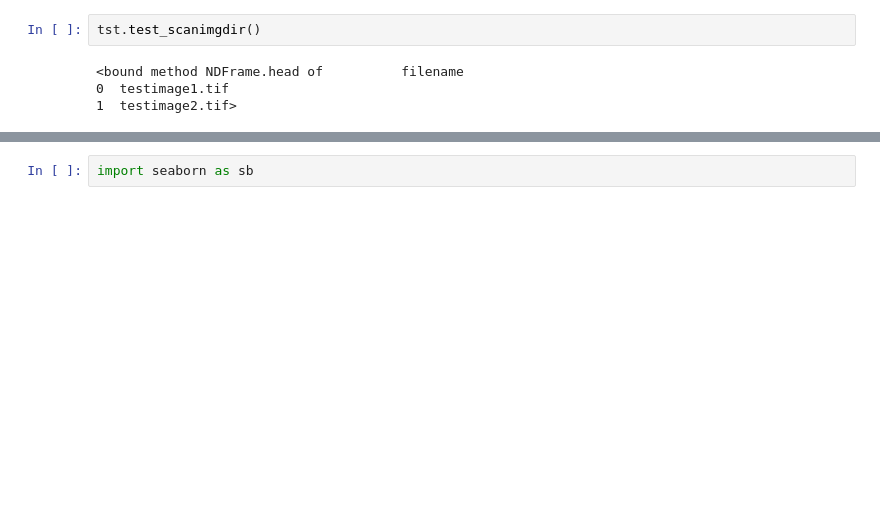
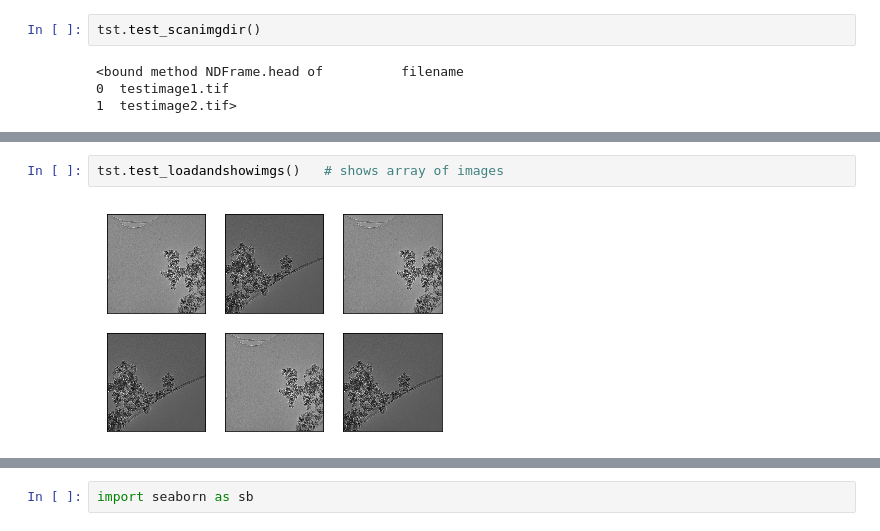
Before and after one commit to mpjanus/jadsproj, a Jupyter notebook: sources/imgutils_testexe.ipynb, the cells around one changed output, grey strips where cells are left out. Saved outputs shown, nothing was run; the diff lists cells and outputs as text; blank space fills up the shorter version.

```diff
--- a/sources/imgutils_testexe.ipynb
+++ b/sources/imgutils_testexe.ipynb
@@ -12,0 +36,4 @@ tst.test_scanimgdir()
+# %%
+tst.test_loadandshowimgs()   # shows array of images
+# %% [output]
+[figure, added]
```
Also changed, not shown: parts of 60 cells of this notebook, 4 other files.
